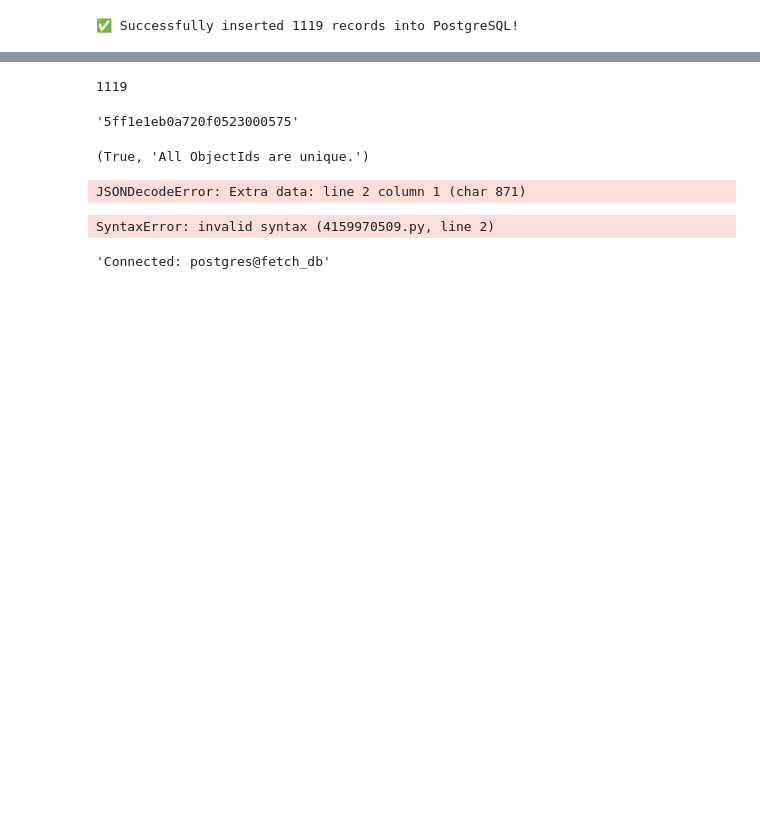
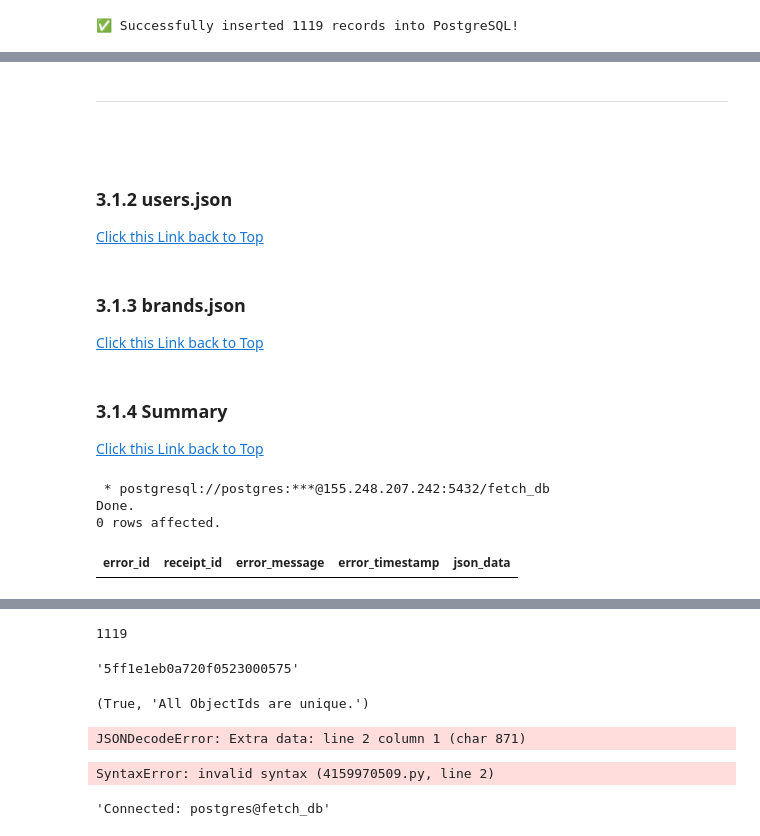
Before and after one commit to L3P3titPrince/015_FetchRewards_HW, a Jupyter notebook: src/FetchRewards_HW.ipynb, the cells around one changed output, grey strips where cells are left out. Cells and saved outputs as stored; diff of their text form; code cells hidden in the pictures; blank space fills up the shorter version.

```diff
--- a/src/FetchRewards_HW.ipynb
+++ b/src/FetchRewards_HW.ipynb
@@ -510,0 +668,29 @@ finally:
+# %% [markdown]
+----------------------------------
+# %% [markdown]
+<br>
+# %% [markdown]
+### <a id="3.1.2">3.1.2 users.json</a>
+
+<a href="#1.Summary">Click this Link back to Top</a>
+# %% [markdown]
+### <a id="3.1.3">3.1.3 brands.json</a>
+<a href="#1.Summary">Click this Link back to Top</a>
+# %% [markdown]
+### <a id="3.1.4">3.1.4 Summary</a>
+<a href="#1.Summary">Click this Link back to Top</a>
+# %%
+%%sql
+CREATE TABLE error_log (
+    error_id SERIAL PRIMARY KEY,
+    receipt_id VARCHAR(24),
+    error_message TEXT,
+    error_timestamp TIMESTAMPTZ DEFAULT NOW(),
+    json_data JSONB
+);
+SELECT * FROM error_log;
+# %% [output]
+ * postgresql://postgres:***@155.248.207.242:5432/fetch_db
+Done.
+0 rows affected.
+| error_id | receipt_id | error_message | error_timestamp | json_data |
```
Also changed, not shown: parts of 28 cells of this notebook.
